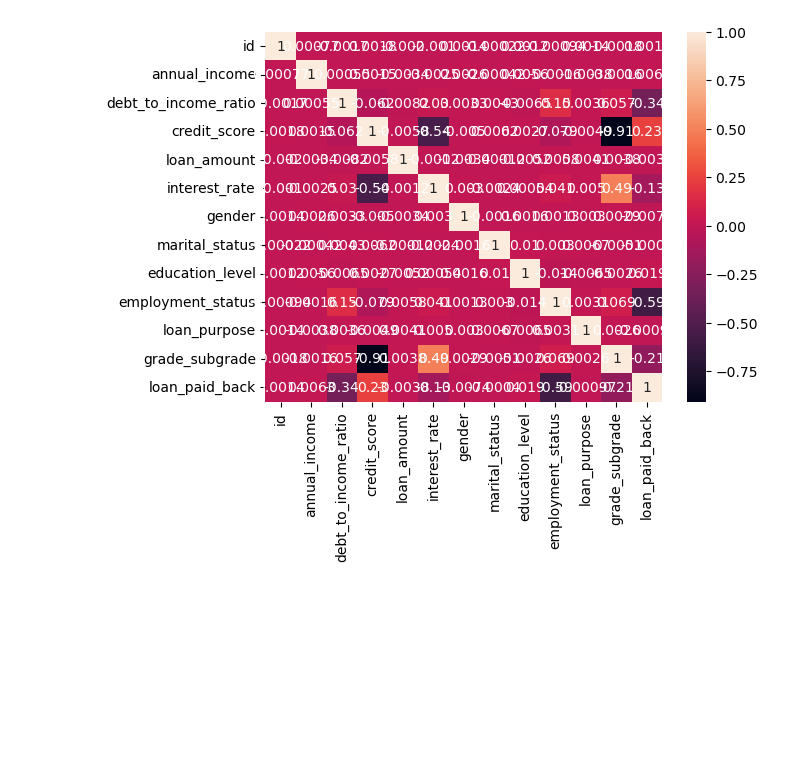
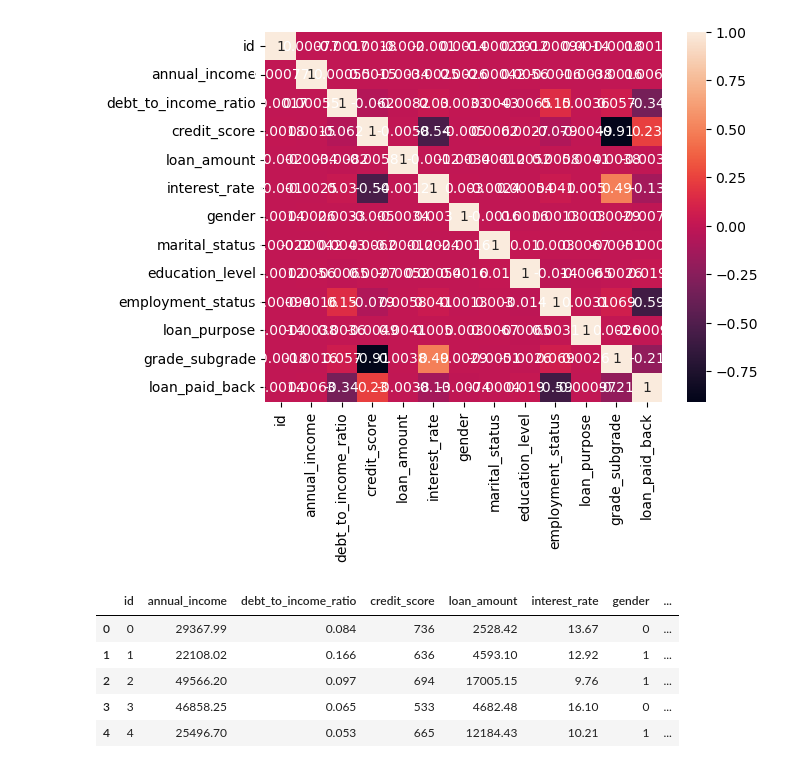
Before and after one commit to Ankit455/Predicting-Loan-Payback, a Jupyter notebook: pre.ipynb, the cells around one changed output. Cells and saved outputs as stored; diff of their text form; code cells hidden in the pictures; blank space fills up the shorter version.

```diff
--- a/pre.ipynb
+++ b/pre.ipynb
@@ -58,3 +58,12 @@ sns.heatmap(corr, annot=True)
 # %% [output]
 <Axes: >
 [figure]
+# %%
+df_encoded.head()
+# %% [output]
+|  | id | annual_income | debt_to_income_ratio | credit_score | loan_amount | interest_rate | gender | ... |
+| 0 | 0 | 29367.99 | 0.084 | 736 | 2528.42 | 13.67 | 0 | ... |
+| 1 | 1 | 22108.02 | 0.166 | 636 | 4593.10 | 12.92 | 1 | ... |
+| 2 | 2 | 49566.20 | 0.097 | 694 | 17005.15 | 9.76 | 1 | ... |
+| 3 | 3 | 46858.25 | 0.065 | 533 | 4682.48 | 16.10 | 0 | ... |
+| 4 | 4 | 25496.70 | 0.053 | 665 | 12184.43 | 10.21 | 1 | ... |
```
